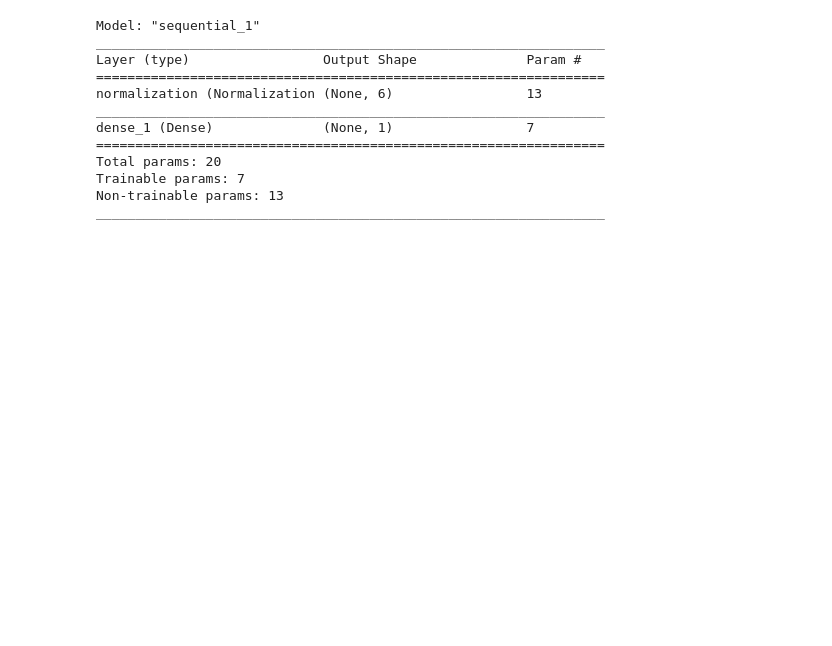
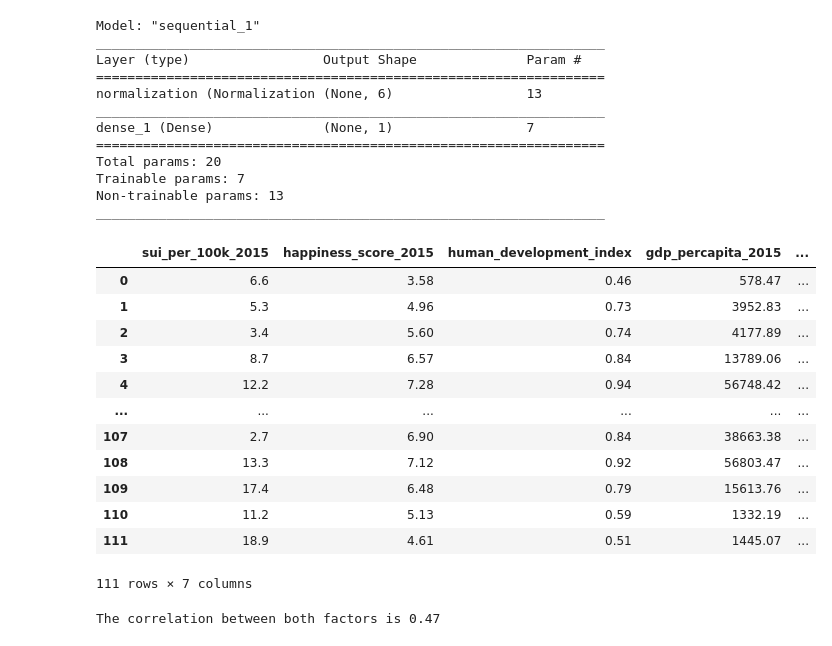
Before and after one commit to lake-walker/suicide_rate_analysis, a Jupyter notebook: model.ipynb, the cells around one changed output. Saved outputs shown, nothing was run; the diff lists cells and outputs as text; code cells hidden in the pictures; blank space fills up the shorter version.

Commit message:
added correlation coefficient

```diff
--- a/model.ipynb
+++ b/model.ipynb
@@ -465,6 +465,28 @@ Total params: 20
 Trainable params: 7
 Non-trainable params: 13
 _________________________________________________________________
+# %%
+dataset
+# %% [output]
+|  | sui_per_100k_2015 | happiness_score_2015 | human_development_index | gdp_percapita_2015 | ... |
+| 0 | 6.6 | 3.58 | 0.46 | 578.47 | ... |
+| 1 | 5.3 | 4.96 | 0.73 | 3952.83 | ... |
+| 2 | 3.4 | 5.60 | 0.74 | 4177.89 | ... |
+| 3 | 8.7 | 6.57 | 0.84 | 13789.06 | ... |
+| 4 | 12.2 | 7.28 | 0.94 | 56748.42 | ... |
+| ... | ... | ... | ... | ... | ... |
+| 107 | 2.7 | 6.90 | 0.84 | 38663.38 | ... |
+| 108 | 13.3 | 7.12 | 0.92 | 56803.47 | ... |
+| 109 | 17.4 | 6.48 | 0.79 | 15613.76 | ... |
+| 110 | 11.2 | 5.13 | 0.59 | 1332.19 | ... |
+| 111 | 18.9 | 4.61 | 0.51 | 1445.07 | ... |
+111 rows × 7 columns
+# %%
+import scipy.stats as st
+correlation = st.pearsonr(dataset['alcohol_consumption_percapita'],dataset['sui_per_100k_2015'])
+print(f"The correlation between both factors is {round(correlation[0], 2)}")
+# %% [output]
+The correlation between both factors is 0.47
 # %%
 # Save the model
 dnn_model.save("dnn_model_trained.h5")
```
